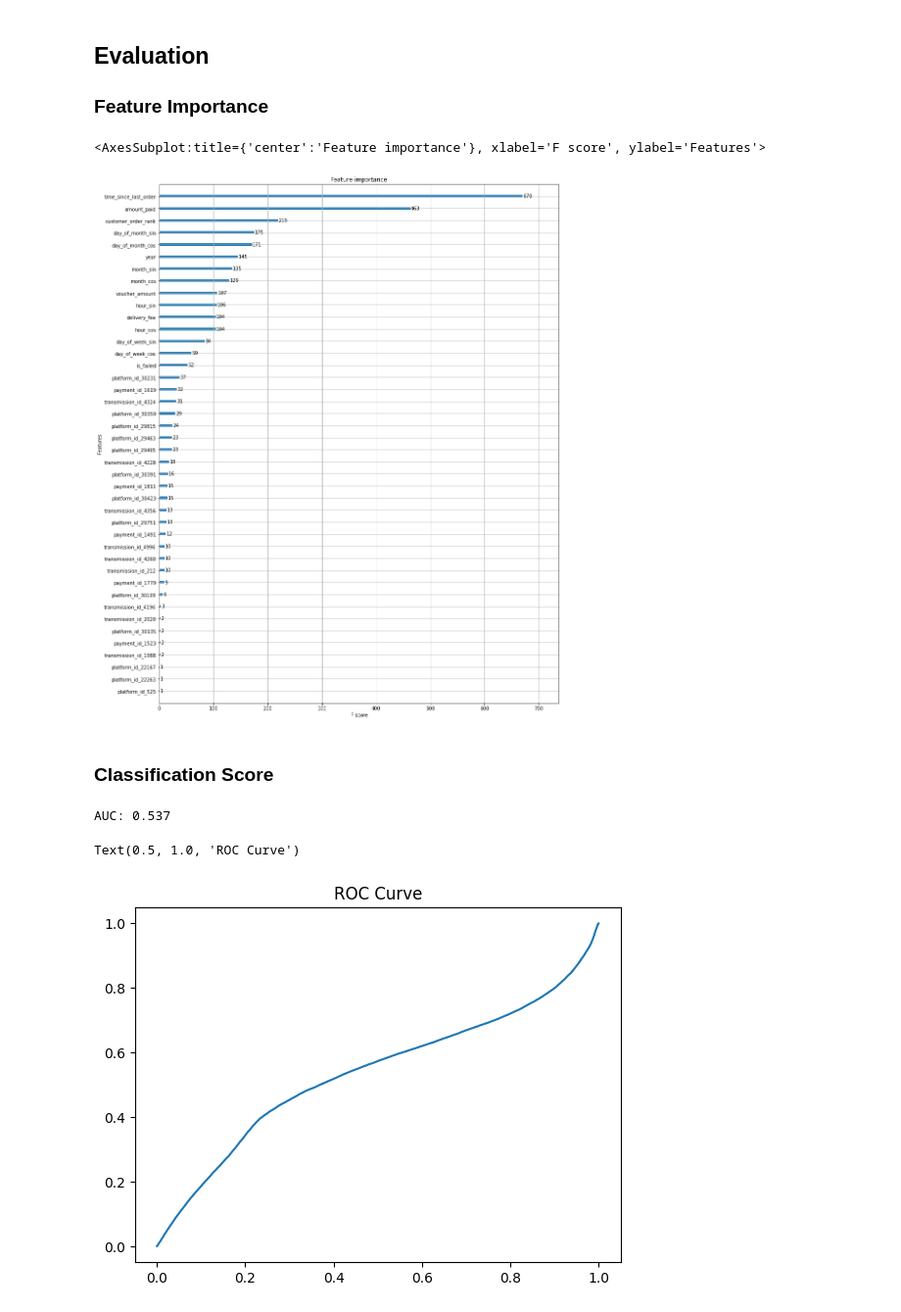
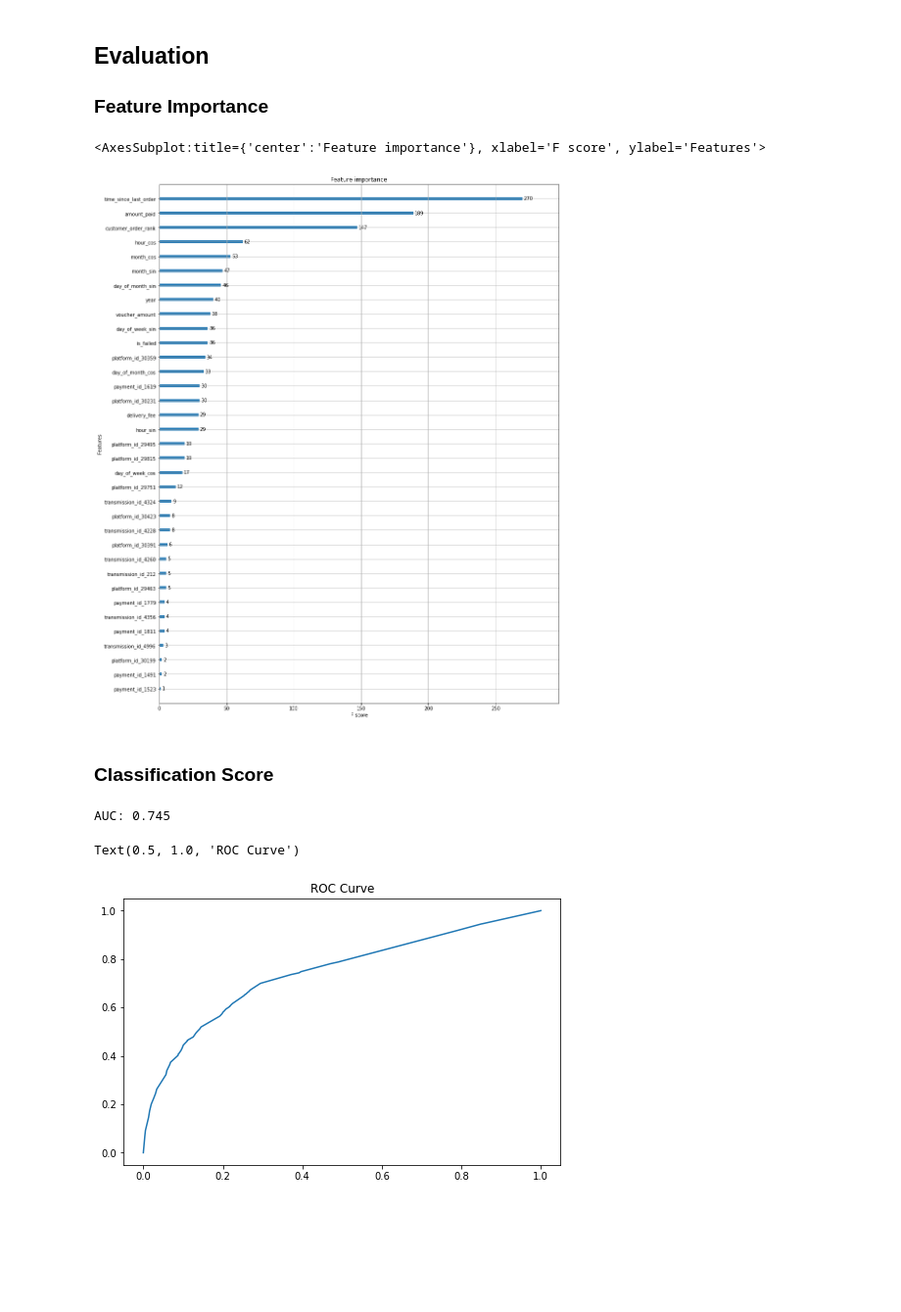
Before and after one commit to amr-jawwad/dragon-fruit, a Jupyter notebook: exploration_notebooks/03_Training_and_Testing.ipynb, the cells around one changed output. Shown: that part at 98% size. Cells and saved outputs as stored; diff of their text form; code cells hidden in the pictures; blank space fills up the shorter version.

```diff
--- a/exploration_notebooks/03_Training_and_Testing.ipynb
+++ b/exploration_notebooks/03_Training_and_Testing.ipynb
@@ -42,7 +42,7 @@ I decided to use XGBoost algorithm for both approaches because of its robustness
 # Config
 # %%
 VALIDATION_DATA_SIZE = 0.2 #As a fraction of the training data
-SPLIT_DATA = 'normal' #As opposed to 'chronological'
+SPLIT_DATA = 'chronological' #As opposed to 'chronological'
 INF_TIME_TO_NEXT_ORDER = 20000 #This will replace NaNs in time-to-next-order for the last orders
 
 #Constants
@@ -262,27 +262,26 @@ XGBClassifier(base_score=0.5, booster='gbtree', colsample_bylevel=1,
 ### Feature Importance
 # %%
 plt.rcParams["figure.figsize"] = (15, 20)
-plot_importance(model_r)
+plot_importance(model_c)
 # %% [output]
 <AxesSubplot:title={'center':'Feature importance'}, xlabel='F score', ylabel='Features'>
-[figure, old version]
+[figure, new version]
 # %% [markdown]
 ### Classification Score
 # %%
 y_pred_proba = model_c.predict_proba(Testing_Data[Feature_Columns])[:,1]
 
-
-plt.rcParams = plt.rcParamsDefault
 # ROC and AUC score
-fpr, tpr, thresholds = roc_curve(Testing_Data['is_returning_customer'], y_pred)
-auc = roc_auc_score(Testing_Data['is_returning_customer'], y_pred)
+fpr, tpr, thresholds = roc_curve(Testing_Data['is_returning_customer'], y_pred_proba)
+auc = roc_auc_score(Testing_Data['is_returning_customer'], y_pred_proba)
 print('AUC: %.3f' % auc)
+plt.figure(figsize=(8,5))
 plt.plot(fpr, tpr)
 plt.title("ROC Curve")
 # %% [output]
-AUC: 0.537
+AUC: 0.745
 Text(0.5, 1.0, 'ROC Curve')
-[figure, old version]
+[figure, new version]
 # %%
 y_pred = model_c.predict(Testing_Data[Feature_Columns])
 # Confusion Matrix and Classification report
```
Also changed, not shown: parts of 6 cells of this notebook, 12 other files.
